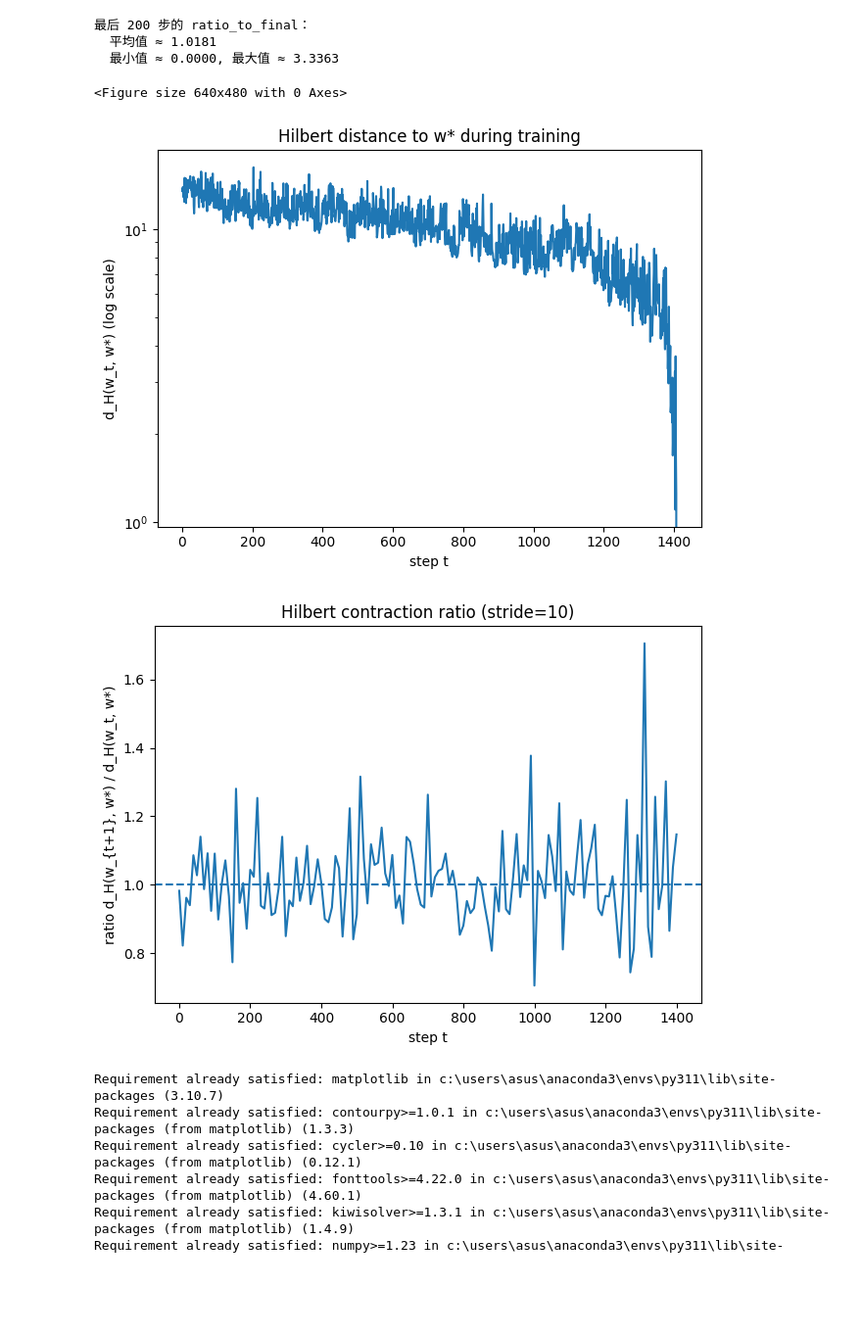
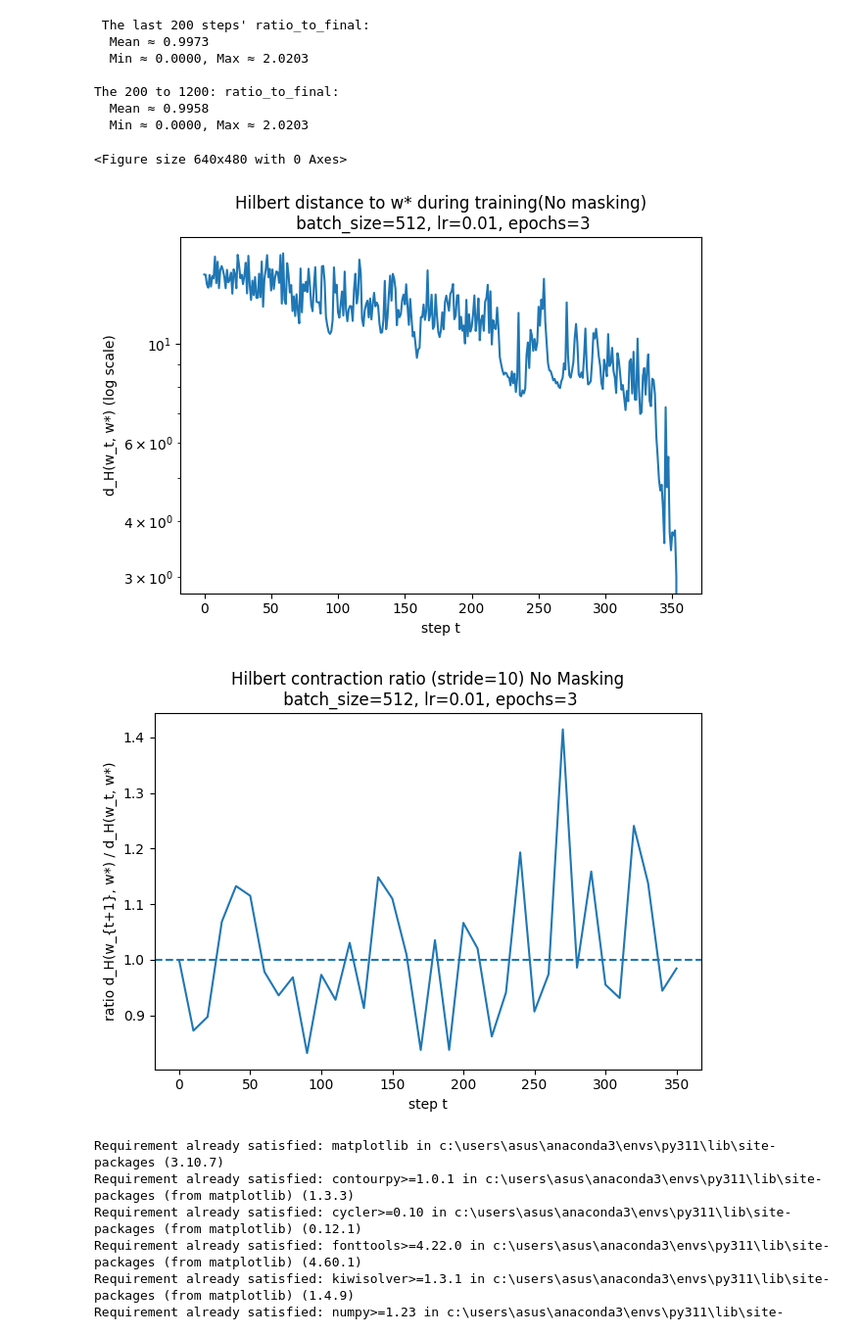
Before and after one commit to cis-aconiticacid/Hilbert_Metric_on_gradient_flow, a Jupyter notebook: MNIST_models/MNIST_Classification.ipynb, the cells around one changed output. Shown at 98% size. Cells and saved outputs as stored; diff of their text form; code cells hidden in the pictures; blank space fills up the shorter version.

```diff
--- a/MNIST_models/MNIST_Classification.ipynb
+++ b/MNIST_models/MNIST_Classification.ipynb
@@ -181,10 +191,18 @@ def train_mnist_with_hilbert(
     }
 # %%
 
+num_epochs = 3
+batch_size = 512
+lr = 1e-2
+if_regularize = True
+if_decay = False
+# batch_size = {16,32,64,128,256}
 result=train_mnist_with_hilbert(
-    num_epochs=3,
-    batch_size=128,
-    lr=1e-2,
+    num_epochs=num_epochs,
+    batch_size=batch_size,
+    lr=lr,
+    if_regularize=if_regularize,
+    if_decay=if_decay,
 )
 # %% [output]
 Using device: cuda
@@ -278,52 +294,61 @@ len(hilbert_between)   = 1407  # 相邻步之间的距离
-# %%
-print("\n最后 200 步的 ratio_to_final：")
-tail_200 = ratios_to_final[-200:]
-tail_200_clean = [r for r in tail_200 if not math.isnan(r)]
-if len(tail_200_clean) > 0:
-    print(f"  平均值 ≈ {sum(tail_200_clean)/len(tail_200_clean):.4f}")
-    print(f"  最小值 ≈ {min(tail_200_clean):.4f}, 最大值 ≈ {max(tail_200_clean):.4f}")
-# %% [output]
-最后 200 步的 ratio_to_final：
-  平均值 ≈ 1.0181
-  最小值 ≈ 0.0000, 最大值 ≈ 3.3363
 # %%
 if sys.path and "swiss_roll_models" in sys.path[0]:
     sys.path.pop(0)
 
-# 或者打印一下看看路径情况
 %matplotlib inline
 import matplotlib.pyplot as plt
 plt.figure()
 # ============================
-# 画图：Hilbert 距离和收缩比率
+# Plot: Hilbert Distance and Contraction Ratios
 # ============================
 steps = list(range(len(hilbert_to_final)))
 
 plt.figure()
 plt.semilogy(steps, hilbert_to_final)
 plt.xlabel("step t")
 plt.ylabel("d_H(w_t, w*) (log scale)")
-plt.title("Hilbert distance to w* during training")
+plt.title(f"Hilbert distance to w* during training(No masking)\n batch_size={batch_size}, lr={lr}, epochs={num_epochs}")
 plt.tight_layout()
 plt.savefig("hilbert_to_final.png")
 
-# 为了避免太密，下采样一点再画 ratio
+# To avoid overcrowding, downsample a bit before plotting ratio
 stride = 10
 ratio_idx = list(range(0, len(ratios_to_final), stride))
 ratio_vals = [ratios_to_final[i] for i in ratio_idx]
 
 plt.figure()
 plt.plot(ratio_idx, ratio_vals)
 plt.xlabel("step t")
 plt.ylabel("ratio d_H(w_{t+1}, w*) / d_H(w_t, w*)")
 plt.axhline(1.0, linestyle="--")
-plt.title(f"Hilbert contraction ratio (stride={stride})")
+plt.title(f"Hilbert contraction ratio (stride={stride}) No Masking\n batch_size={batch_size}, lr={lr}, epochs={num_epochs}")
 plt.tight_layout()
 plt.savefig("hilbert_ratio_to_final.png")
+
+
+print("\n The last 200 steps' ratio_to_final:")
+tail_200 = ratios_to_final[-200:]
+tail_200_clean = [r for r in tail_200 if not math.isnan(r)]
+if len(tail_200_clean) > 0:
+    print(f"  Mean ≈ {sum(tail_200_clean)/len(tail_200_clean):.4f}")
+    print(f"  Min ≈ {min(tail_200_clean):.4f}, Max ≈ {max(tail_200_clean):.4f}")
+medium_1000 = ratios_to_final[200:1200]
+medium_1000_clean = [r for r in medium_1000 if not math.isnan(r)]
+if len(medium_1000_clean) > 0:
+    print(f"\nThe 200 to 1200: ratio_to_final:")
+    print(f"  Mean ≈ {sum(medium_1000_clean)/len(medium_1000_clean):.4f}")
+    print(f"  Min ≈ {min(medium_1000_clean):.4f}, Max ≈ {max(medium_1000_clean):.4f}")
 # %% [output]
-<Figure size 640x480 with 0 Axes>
+ The last 200 steps' ratio_to_final:
+  Mean ≈ 0.9973
+  Min ≈ 0.0000, Max ≈ 2.0203
+
+The 200 to 1200: ratio_to_final:
+  Mean ≈ 0.9958
+  Min ≈ 0.0000, Max ≈ 2.0203
+<Figure size 640x480 with 0 Axes>
-[figure, old version]
+[figure, new version]
-[figure, old version]
+[figure, new version]
 # %%
 !pip install matplotlib
 # %% [output]
```
Also changed, not shown: parts of 9 cells of this notebook, 16 other files.
